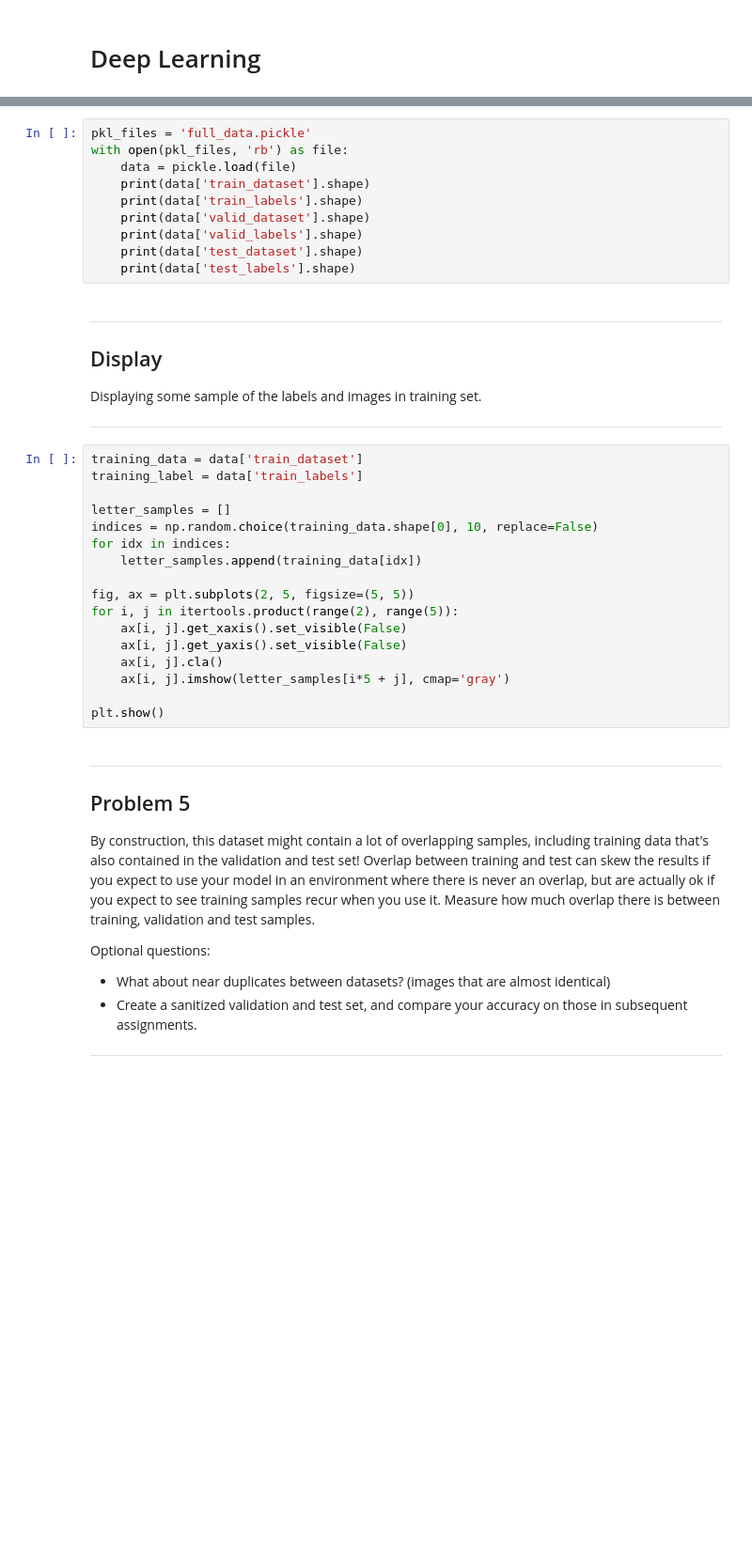
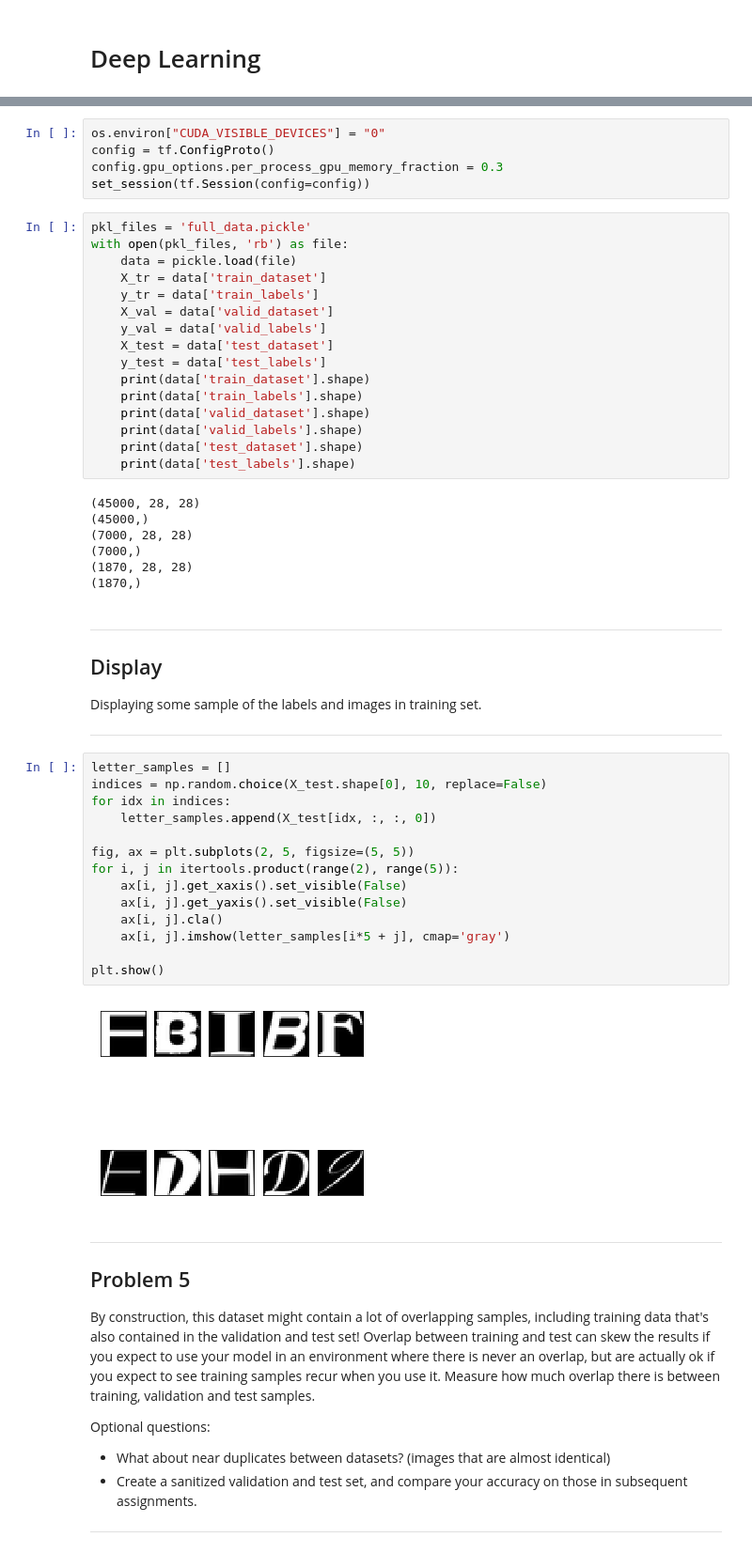
Before and after one commit to chientran95/udacity-deeplearning, a Jupyter notebook: ass1/classification.ipynb, the cells around one changed output, grey strips where cells are left out. Shown at 94% size. Saved outputs shown, nothing was run; the diff lists cells and outputs as text; blank space fills up the shorter version.

```diff
--- a/ass1/classification.ipynb
+++ b/ass1/classification.ipynb
@@ -31,13 +32,31 @@ AttributeError: module 'tensorflow.python.training.checkpointable' has no attrib
+# %%
+os.environ["CUDA_VISIBLE_DEVICES"] = "0"
+config = tf.ConfigProto()
+config.gpu_options.per_process_gpu_memory_fraction = 0.3
+set_session(tf.Session(config=config))
 # %%
 pkl_files = 'full_data.pickle'
 with open(pkl_files, 'rb') as file:
     data = pickle.load(file)
+    X_tr = data['train_dataset']
+    y_tr = data['train_labels']
+    X_val = data['valid_dataset']
+    y_val = data['valid_labels']
+    X_test = data['test_dataset']
+    y_test = data['test_labels']
     print(data['train_dataset'].shape)
     print(data['train_labels'].shape)
     print(data['valid_dataset'].shape)
     print(data['valid_labels'].shape)
     print(data['test_dataset'].shape)
     print(data['test_labels'].shape)
+# %% [output]
+(45000, 28, 28)
+(45000,)
+(7000, 28, 28)
+(7000,)
+(1870, 28, 28)
+(1870,)
 # %% [markdown]
 ---
 Display
@@ -47,22 +66,21 @@ Displaying some sample of the labels and images in training set.
 
 ---
 # %%
-training_data = data['train_dataset']
-training_label = data['train_labels']
-
 letter_samples = []
-indices = np.random.choice(training_data.shape[0], 10, replace=False)
+indices = np.random.choice(X_test.shape[0], 10, replace=False)
 for idx in indices:
-    letter_samples.append(training_data[idx])
+    letter_samples.append(X_test[idx, :, :, 0])
 
 fig, ax = plt.subplots(2, 5, figsize=(5, 5))
 for i, j in itertools.product(range(2), range(5)):
     ax[i, j].get_xaxis().set_visible(False)
     ax[i, j].get_yaxis().set_visible(False)
     ax[i, j].cla()
     ax[i, j].imshow(letter_samples[i*5 + j], cmap='gray')
 
 plt.show()
+# %% [output]
+[figure, added]
 # %% [markdown]
 ---
 Problem 5
```
Also changed, not shown: parts of 11 cells of this notebook, 1 other file.
